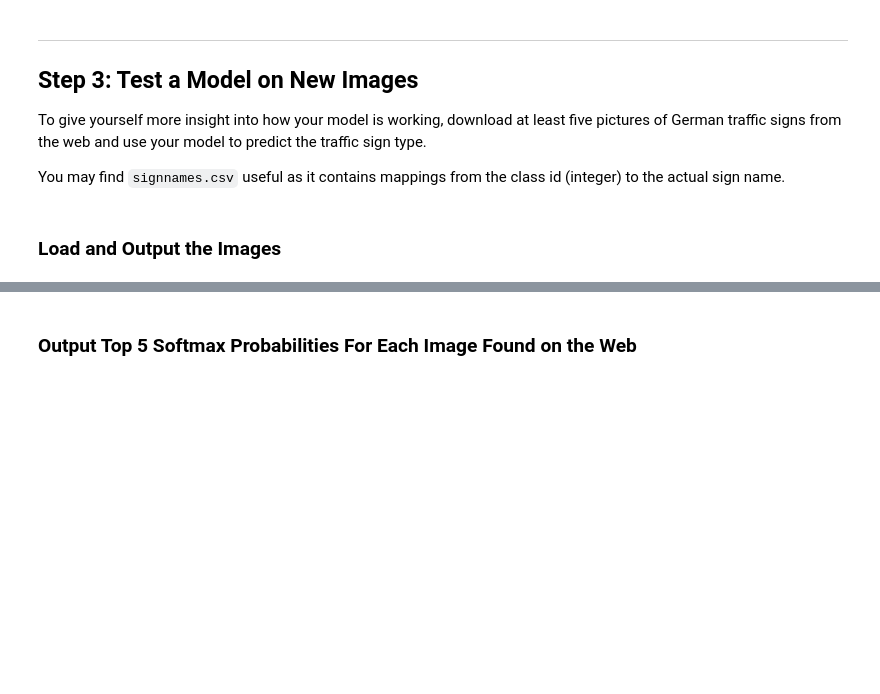
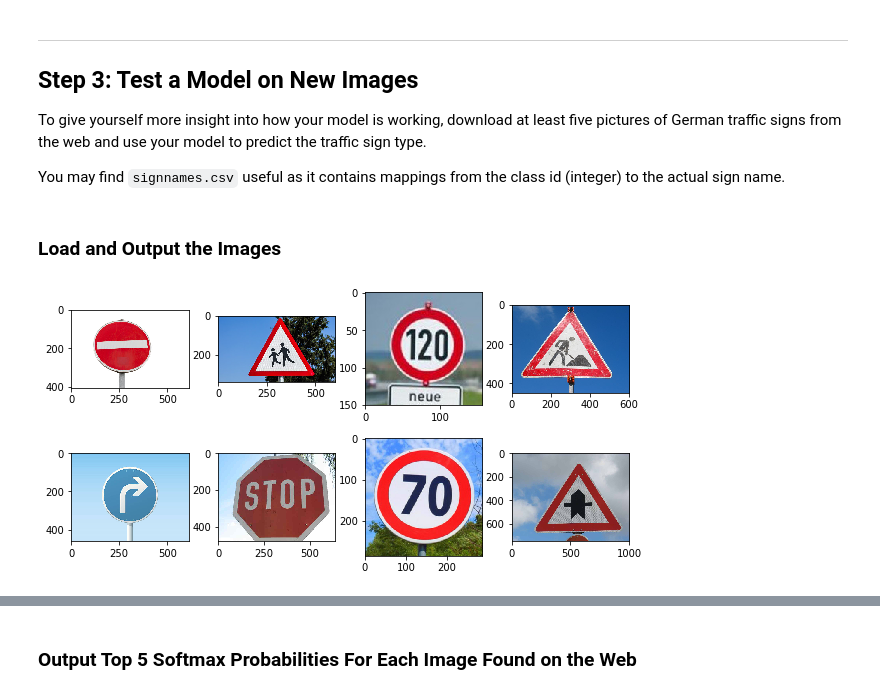
Before and after one commit to paradox56/CarND-Traffic-Sign-Classifier-Project, a Jupyter notebook: Traffic_Sign_Classifier.ipynb, the cells around one changed output, grey strips where cells are left out. Cells and saved outputs as stored; diff of their text form; code cells hidden in the pictures; blank space fills up the shorter version.

```diff
--- a/Traffic_Sign_Classifier.ipynb
+++ b/Traffic_Sign_Classifier.ipynb
@@ -443,14 +464,27 @@ You may find `signnames.csv` useful as it contains mappings from the class id (i
 # %%
 ### Load the images and plot them here.
 ### Feel free to use as many code cells as needed.
 import glob
+import numpy as np
 import matplotlib.image as mpimg
 
-fig, axs = plt.subplots(2,4, figsize=(4, 2))
-fig.subplots_adjust(hspace = .2, wspace=.001)
+fig, axs = plt.subplots(2,4, figsize=(10, 5))
+fig.subplots_adjust(hspace = .2, wspace=.25)
 axs = axs.ravel()
 
-new_test_images = []
 
-for i, image in enumerate(glob.glob('./new_test_images/*.jpg')):
-    image = mpimg.imread(image)
+def load_new_test_image():
+    new_test_images = []
+    for i, image in enumerate(glob.glob('./new_test_images/*.jpg')):
+        new_test_images.append(mpimg.imread(image))
+    new_test_images_array = np.asarray(new_test_images)
+    return new_test_images_array
+
+new_test_images_array = load_new_test_image()
+num_test_images = new_test_images_array.shape[0]
+
+# Visualize Images
+for index in range(0,num_test_images):
+    axs[index].imshow(new_test_images_array[index])
+# %% [output]
+[figure, added]
```
Also changed, not shown: parts of 23 cells of this notebook, 26 other files.
